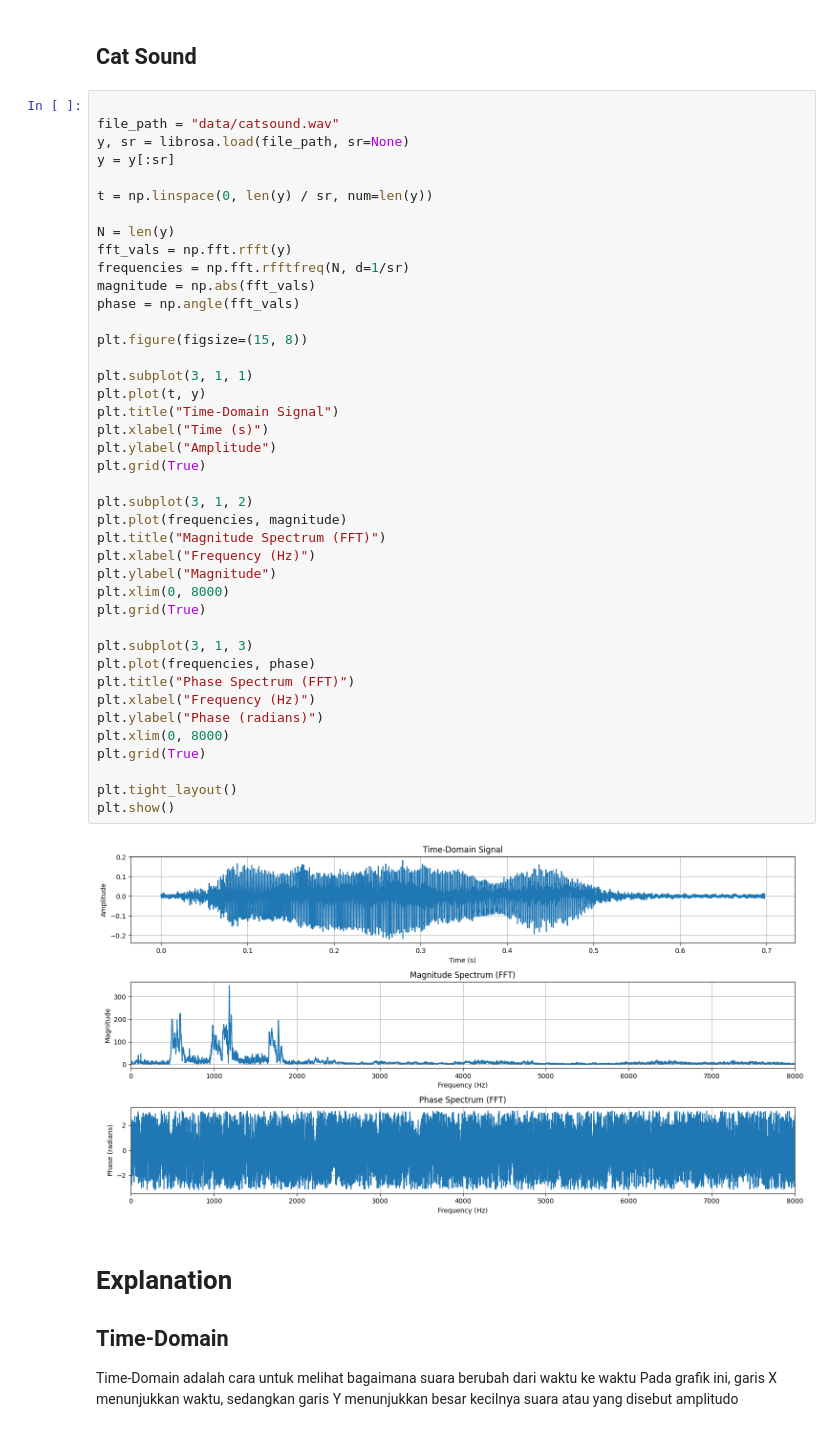
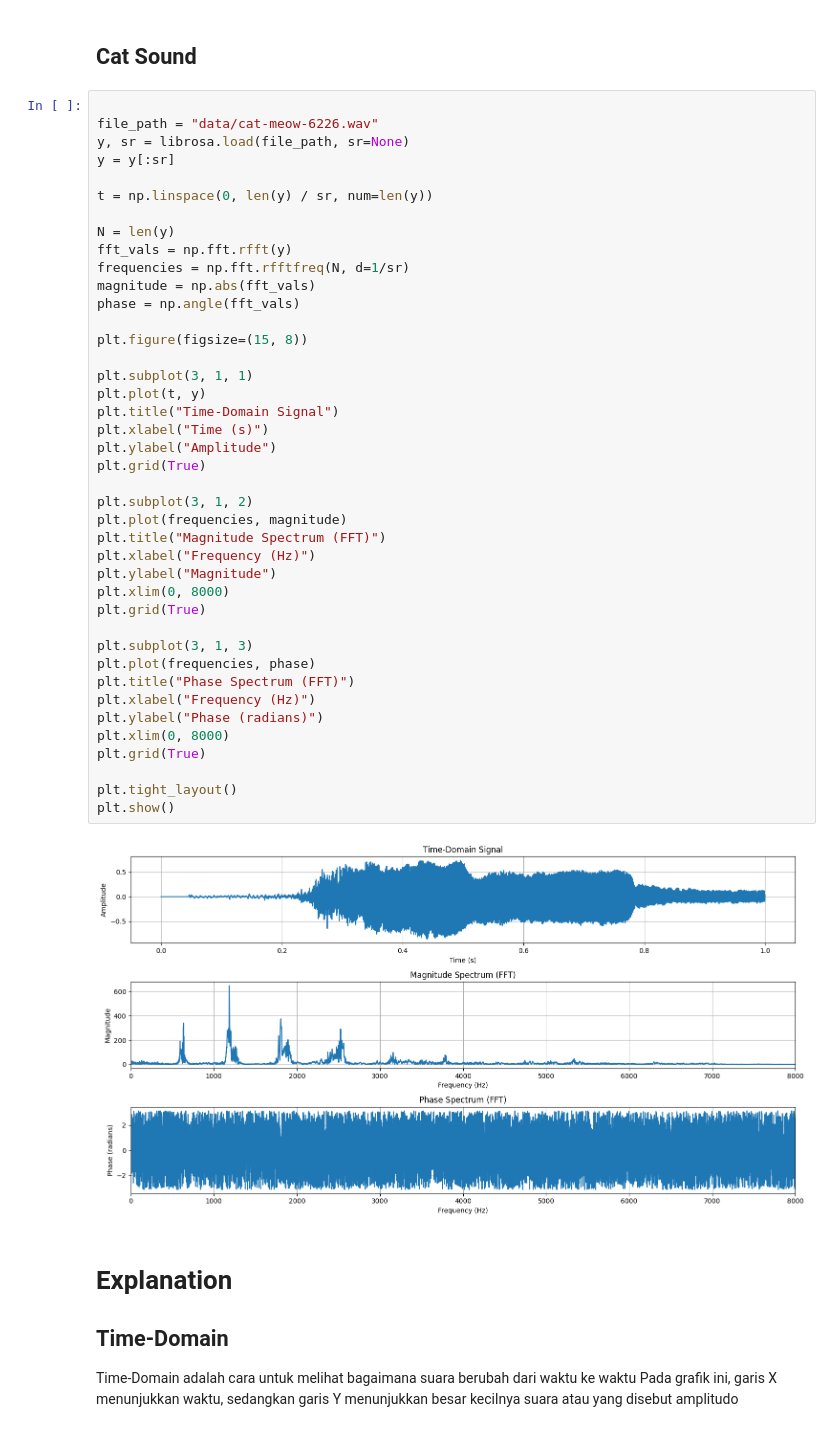
Before and after one commit to nakyn123/Week03_Pengolahan_Sinyal_Digital_klmpk2, a Jupyter notebook: kelompok2_tugas.ipynb, the cells around one changed output. Saved outputs shown, nothing was run; the diff lists cells and outputs as text.

```diff
--- a/kelompok2_tugas.ipynb
+++ b/kelompok2_tugas.ipynb
@@ -320,7 +320,7 @@ plt.show()
 ## Cat Sound
 # %%
 
-file_path = "data/catsound.wav"
+file_path = "data/cat-meow-6226.wav"
 y, sr = librosa.load(file_path, sr=None)
 y = y[:sr]
 
@@ -333,34 +333,34 @@ magnitude = np.abs(fft_vals)
 phase = np.angle(fft_vals)
 
 plt.figure(figsize=(15, 8))
 
 plt.subplot(3, 1, 1)
 plt.plot(t, y)
 plt.title("Time-Domain Signal")
 plt.xlabel("Time (s)")
 plt.ylabel("Amplitude")
 plt.grid(True)
 
 plt.subplot(3, 1, 2)
 plt.plot(frequencies, magnitude)
 plt.title("Magnitude Spectrum (FFT)")
 plt.xlabel("Frequency (Hz)")
 plt.ylabel("Magnitude")
 plt.xlim(0, 8000)
 plt.grid(True)
 
 plt.subplot(3, 1, 3)
 plt.plot(frequencies, phase)
 plt.title("Phase Spectrum (FFT)")
 plt.xlabel("Frequency (Hz)")
 plt.ylabel("Phase (radians)")
 plt.xlim(0, 8000)
 plt.grid(True)
 
 plt.tight_layout()
 plt.show()
 # %% [output]
-[figure, old version]
+[figure, new version]
 # %% [markdown]
 # Explanation
 
```
Also changed, not shown: 2 other files.
